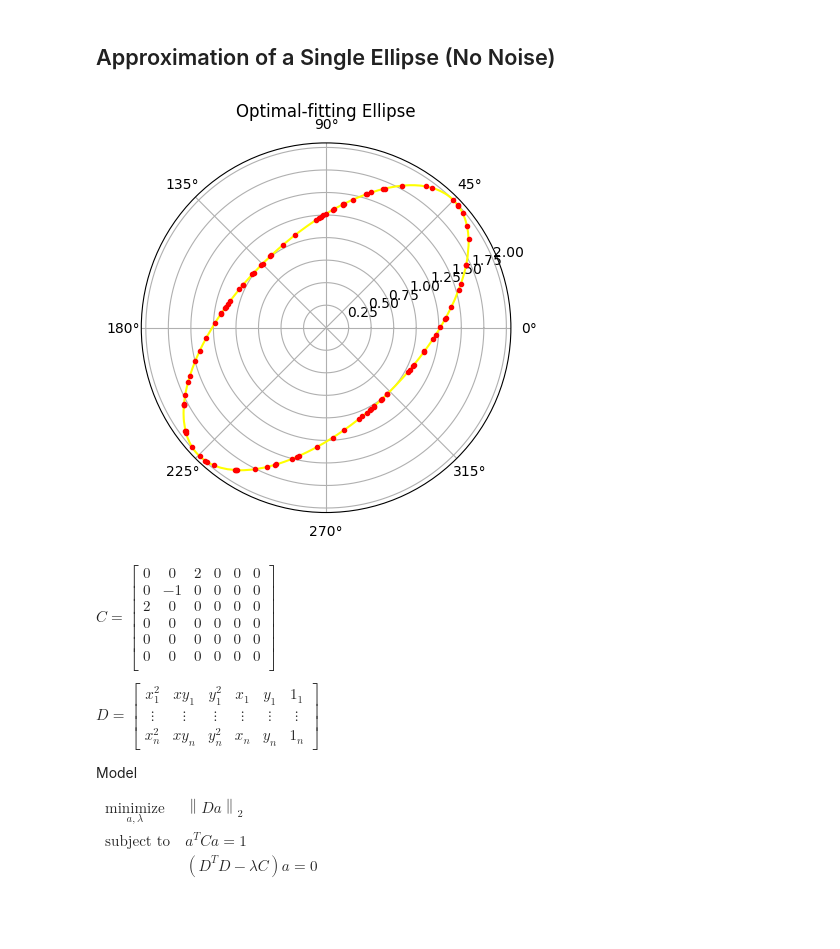
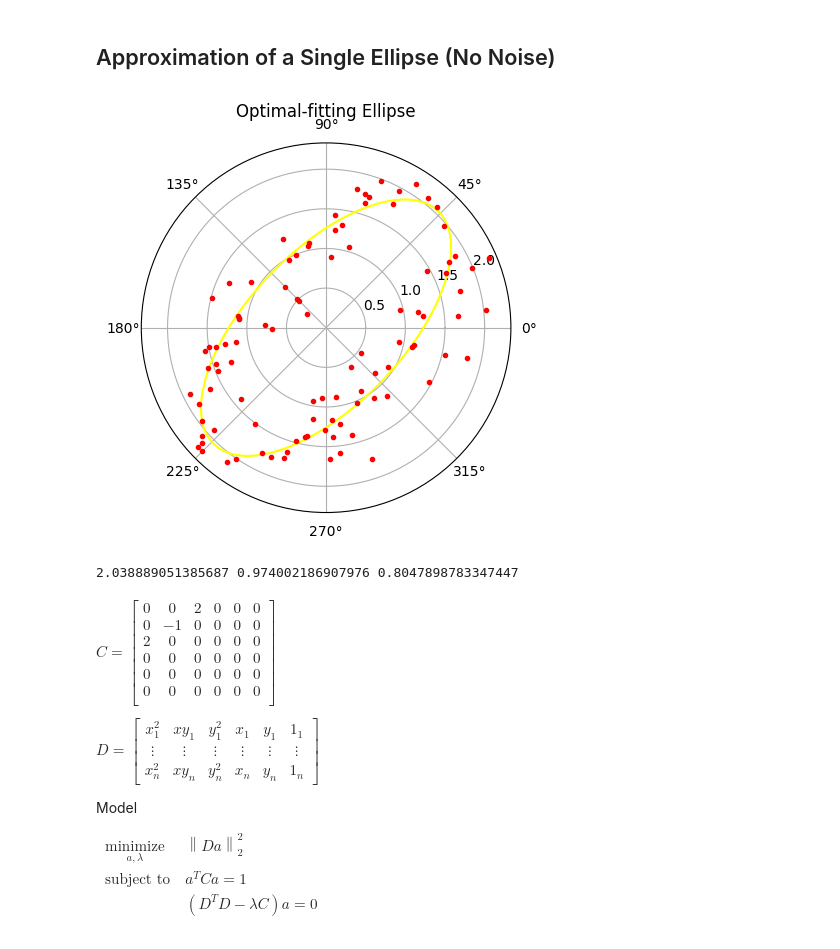
Before and after one commit to AndrewJSchoen/Jupyter, a Jupyter notebook: Tensor.ipynb, the cells around one changed output. Saved outputs shown, nothing was run; the diff lists cells and outputs as text; code cells hidden in the pictures; blank space fills up the shorter version.

Commit message:
NL solving
[1] Try using NLopt for solution to original problem.

```diff
--- a/Tensor.ipynb
+++ b/Tensor.ipynb
@@ -57,30 +56,35 @@ end
 # %%
 #Create an ellipse dataset
 datasize = 100
-rawdata = generate_ellipse(2,1,π/4,datasize,0)
+rawdata = generate_ellipse(2,1,π/4,datasize,0.3)
 angles = vec(rawdata[:,1])
 oradii = vec(rawdata[:,2])
-no_noise_single_model = Model(solver=MosekSolver(MSK_IPAR_LOG=0))
-#no_noise_single_model = Model(solver=CbcSolver())
+#no_noise_single_model = Model(solver=MosekSolver(MSK_IPAR_LOG=0))
+no_noise_single_model = Model(solver=NLoptSolver(algorithm=:LN_COBYLA))
 @variable(no_noise_single_model, a>=0)
 @variable(no_noise_single_model, b>=0)
 @variable(no_noise_single_model, π>=θ>=0)
 @NLexpression(no_noise_single_model, e[i=1:length(angles)],1/sqrt((cos(angles[i]-θ)/a)^2+(sin(θ-angles[i])/b)^2))
 @NLobjective(no_noise_single_model, Min, sum((oradii[i]-e[i])^2 for i in 1:length(angles)))
+setvalue(a, 1)
+setvalue(b, 1)
+setvalue(θ, π/2)
 s = solve(no_noise_single_model)
 opt_a = getvalue(a)
 opt_b = getvalue(b)
 opt_θ = getvalue(θ)
 opt_e = getvalue(e)
+println(string(opt_a, " ",opt_b, " ",opt_θ))
 
 optdata = generate_ellipse(opt_a,opt_b,opt_θ,500,0)
 ax1 = subplot(1,1,1, polar=true,)
 title("Optimal-fitting Ellipse")
 po = plot( optdata[:,1], optdata[:,2], linestyle="-", marker="None",color="yellow" ) ;
 pr = plot( rawdata[:,1], rawdata[:,2], linestyle="None", marker=".",color="red") ;
 ax1[:set_theta_zero_location]("E") ;
 # %% [output]
-[figure, old version]
+[figure, new version]
+2.038889051385687 0.974002186907976 0.8047898783347447
 # %% [markdown]
 $C = \begin{bmatrix}
 0 & 0 & 2 & 0 & 0 & 0 \\
@@ -103,7 +107,7 @@ Model
 $\begin{equation*}
 \begin{aligned}
 & \underset{a, \lambda}{\text{minimize}}
-& & \left\lVert Da\right\rVert_2 \\
+& & \left\lVert Da\right\rVert_2^2 \\
 & \text{subject to}
 & & a^TCa = 1\\
 &&& (D^TD - \lambda C)a = 0\\
```
Also changed, not shown: parts of 4 cells of this notebook.
